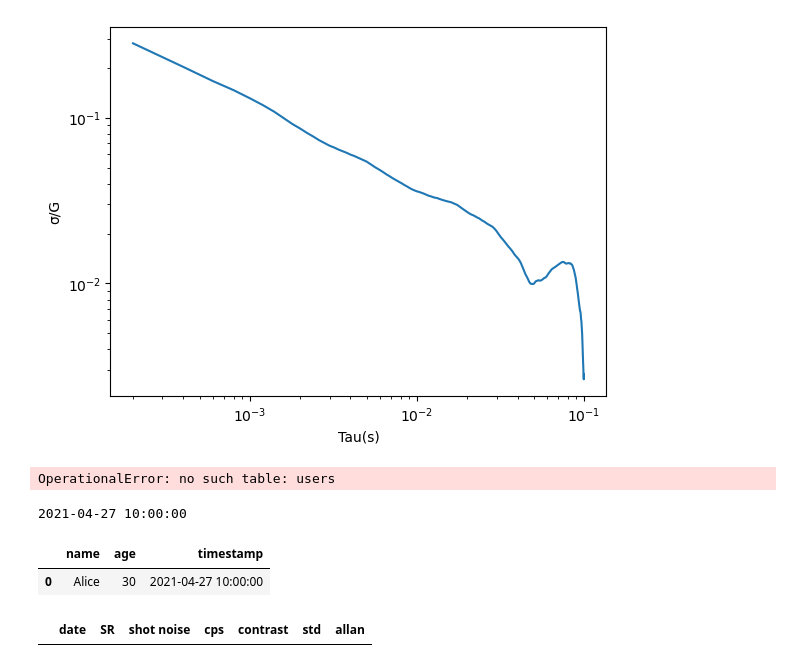
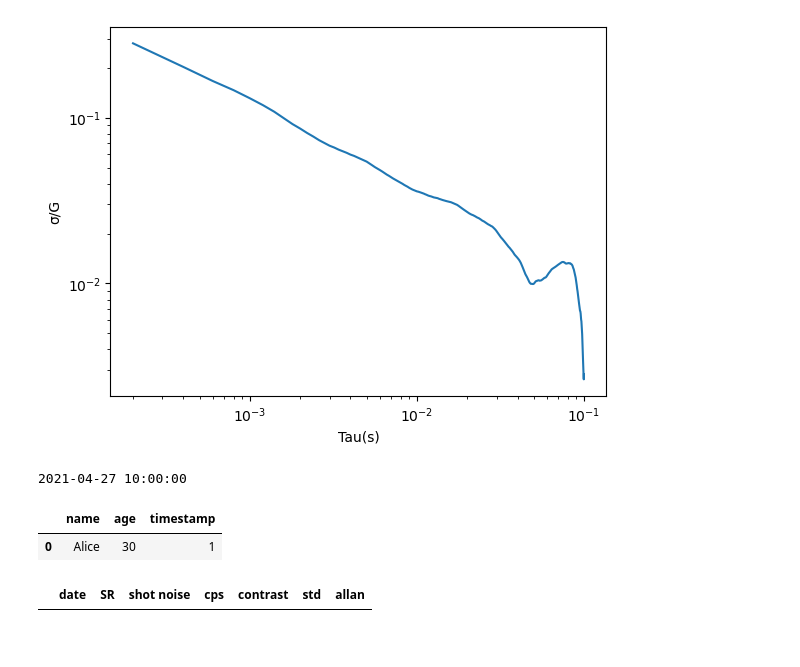
Before and after one commit to winplay/Real-time-data-visualization-and-DAQ-simple-demo, a Jupyter notebook: test.ipynb, the cells around one changed output. Cells and saved outputs as stored; diff of their text form; code cells hidden in the pictures.

```diff
--- a/test.ipynb
+++ b/test.ipynb
@@ -20,25 +40,6 @@ plt.ylabel('σ/G')
 plt.show()
 # %% [output]
 [figure]
-# %%
-import sqlite3
-
-# 连接到数据库文件
-conn = sqlite3.connect('my_database.db')
-
-# 创建一个游标对象
-cursor = conn.cursor()
-
-# 插入一条新数据
-cursor.execute("INSERT INTO users (name, age) VALUES ('Alice', 30)")
-
-# 提交事务
-conn.commit()
-
-# 关闭连接
-conn.close()
-# %% [output]
-OperationalError: no such table: users
 # %%
 import datetime
 current_time = datetime.datetime.strptime('2021-04-27 10:00:00', '%Y-%m-%d %H:%M:%S')
@@ -46,13 +47,13 @@ print(current_time)
 # %% [output]
 2021-04-27 10:00:00
 # %%
-dict = {'name': 'Alice', 'age': 30, 'timestamp': current_time}
+dict = {'name': 'Alice', 'age': 30, 'timestamp': 1}
 import pandas as pd
 df = pd.DataFrame(dict, index=[0])
 df
 # %% [output]
 |  | name | age | timestamp |
-| 0 | Alice | 30 | 2021-04-27 10:00:00 |
+| 0 | Alice | 30 | 1 |
 # %%
 
 data_frame=pd.DataFrame(columns=['date','SR','shot noise','cps','contrast','std','allan']).to_dict()
```
Also changed, not shown: parts of 7 cells of this notebook, 2 other files.
